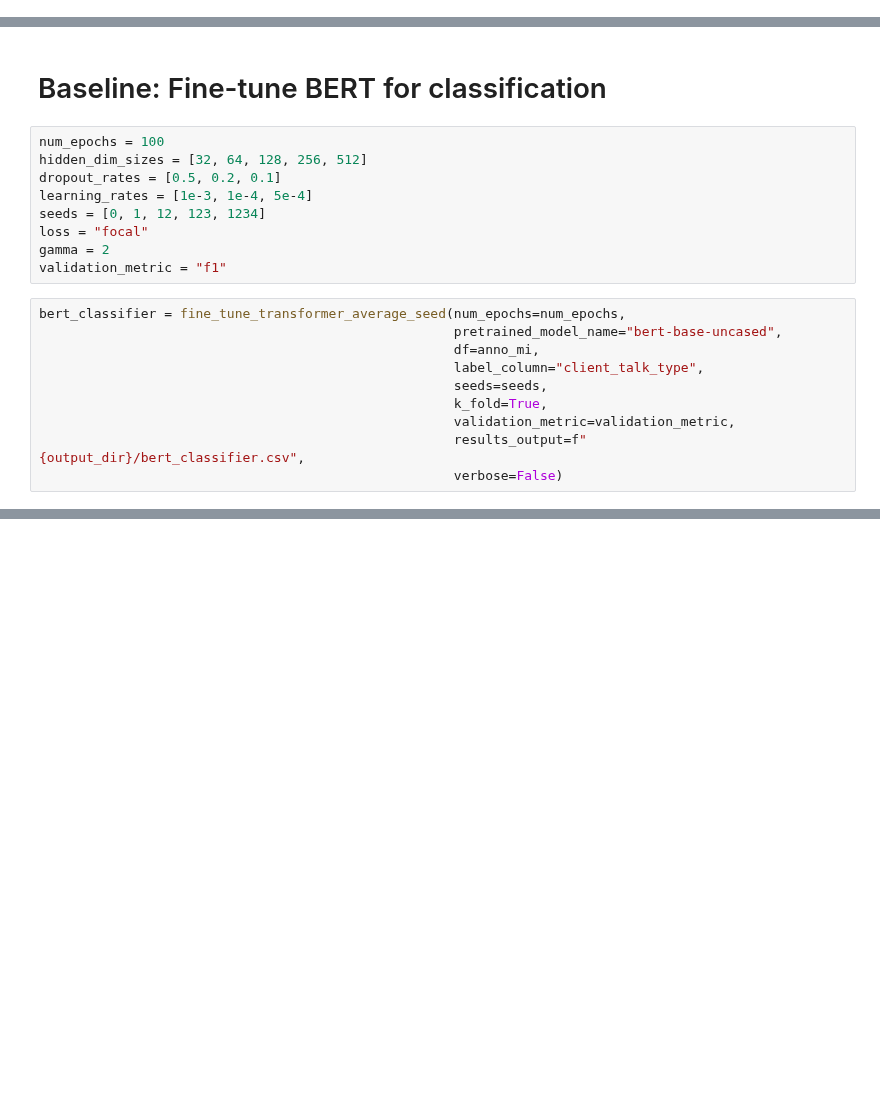
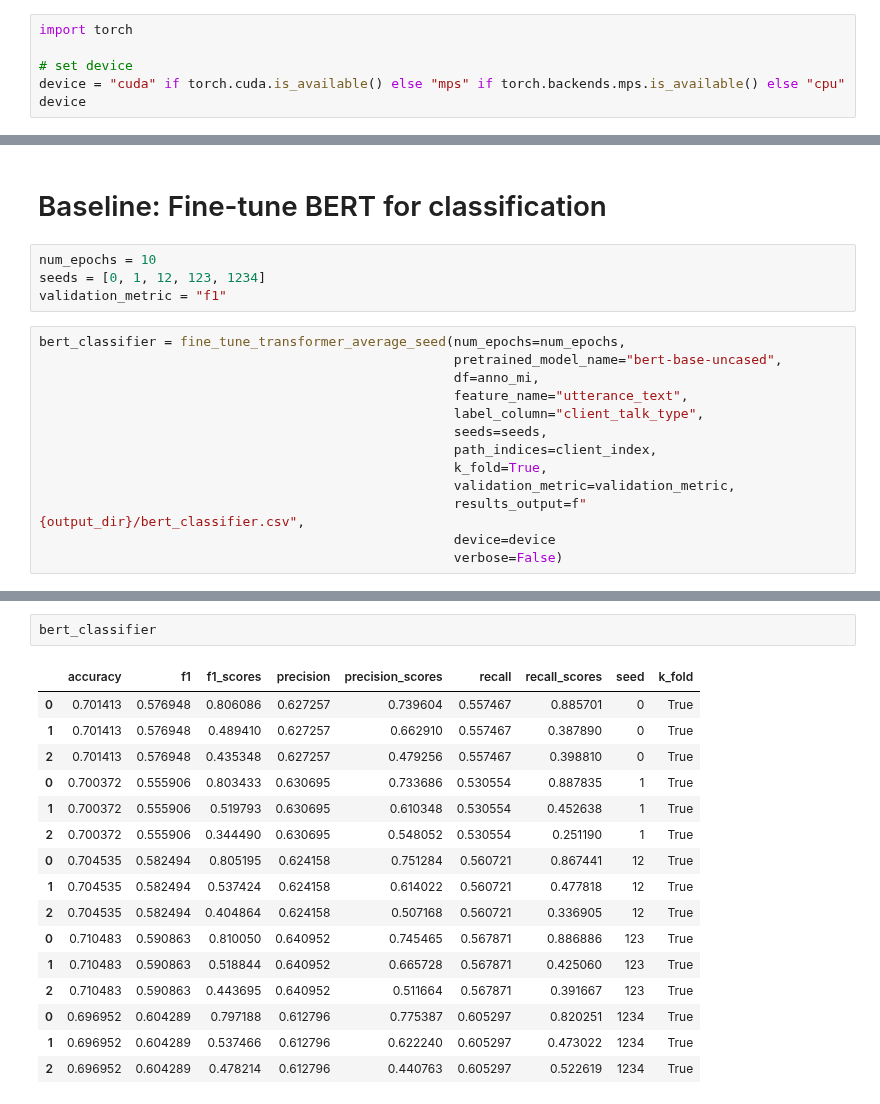
Before and after one commit to ttseriotou/sig-networks, a Jupyter notebook: notebooks/AnnoMI/client_talk_type_prediction/anno_mi-client-baseline-bert.ipynb, the cells around one changed output, grey strips where cells are left out. Saved outputs shown, nothing was run; the diff lists cells and outputs as text; blank space fills up the shorter version.

Commit message:
bert classifier first run

```diff
--- a/notebooks/AnnoMI/client_talk_type_prediction/anno_mi-client-baseline-bert.ipynb
+++ b/notebooks/AnnoMI/client_talk_type_prediction/anno_mi-client-baseline-bert.ipynb
@@ -4,3 +4,9 @@ import pickle
 import os
 
 seed = 2023
+# %%
+import torch
+
+# set device
+device = "cuda" if torch.cuda.is_available() else "mps" if torch.backends.mps.is_available() else "cpu"
+device
@@ -43,21 +48,19 @@ Name: main_therapist_behaviour, dtype: float64
 # %% [markdown]
 # Baseline: Fine-tune BERT for classification
 # %%
-num_epochs = 100
-hidden_dim_sizes = [32, 64, 128, 256, 512]
-dropout_rates = [0.5, 0.2, 0.1]
-learning_rates = [1e-3, 1e-4, 5e-4]
+num_epochs = 10
 seeds = [0, 1, 12, 123, 1234]
-loss = "focal"
-gamma = 2
 validation_metric = "f1"
 # %%
 bert_classifier = fine_tune_transformer_average_seed(num_epochs=num_epochs,
                                                      pretrained_model_name="bert-base-uncased",
                                                      df=anno_mi,
+                                                     feature_name="utterance_text",
                                                      label_column="client_talk_type",
                                                      seeds=seeds,
+                                                     path_indices=client_index,
                                                      k_fold=True,
                                                      validation_metric=validation_metric,
                                                      results_output=f"{output_dir}/bert_classifier.csv",
+                                                     device=device
                                                      verbose=False)
@@ -63,0 +111,19 @@ bert_classifier = fine_tune_transformer_average_seed(num_epochs=num_epochs,
+# %%
+bert_classifier
+# %% [output]
+|  | accuracy | f1 | f1_scores | precision | precision_scores | recall | recall_scores | seed | k_fold |
+| 0 | 0.701413 | 0.576948 | 0.806086 | 0.627257 | 0.739604 | 0.557467 | 0.885701 | 0 | True |
+| 1 | 0.701413 | 0.576948 | 0.489410 | 0.627257 | 0.662910 | 0.557467 | 0.387890 | 0 | True |
+| 2 | 0.701413 | 0.576948 | 0.435348 | 0.627257 | 0.479256 | 0.557467 | 0.398810 | 0 | True |
+| 0 | 0.700372 | 0.555906 | 0.803433 | 0.630695 | 0.733686 | 0.530554 | 0.887835 | 1 | True |
+| 1 | 0.700372 | 0.555906 | 0.519793 | 0.630695 | 0.610348 | 0.530554 | 0.452638 | 1 | True |
+| 2 | 0.700372 | 0.555906 | 0.344490 | 0.630695 | 0.548052 | 0.530554 | 0.251190 | 1 | True |
+| 0 | 0.704535 | 0.582494 | 0.805195 | 0.624158 | 0.751284 | 0.560721 | 0.867441 | 12 | True |
+| 1 | 0.704535 | 0.582494 | 0.537424 | 0.624158 | 0.614022 | 0.560721 | 0.477818 | 12 | True |
+| 2 | 0.704535 | 0.582494 | 0.404864 | 0.624158 | 0.507168 | 0.560721 | 0.336905 | 12 | True |
+| 0 | 0.710483 | 0.590863 | 0.810050 | 0.640952 | 0.745465 | 0.567871 | 0.886886 | 123 | True |
+| 1 | 0.710483 | 0.590863 | 0.518844 | 0.640952 | 0.665728 | 0.567871 | 0.425060 | 123 | True |
+| 2 | 0.710483 | 0.590863 | 0.443695 | 0.640952 | 0.511664 | 0.567871 | 0.391667 | 123 | True |
+| 0 | 0.696952 | 0.604289 | 0.797188 | 0.612796 | 0.775387 | 0.605297 | 0.820251 | 1234 | True |
+| 1 | 0.696952 | 0.604289 | 0.537466 | 0.612796 | 0.622240 | 0.605297 | 0.473022 | 1234 | True |
+| 2 | 0.696952 | 0.604289 | 0.478214 | 0.612796 | 0.440763 | 0.605297 | 0.522619 | 1234 | True |
```
Also changed, not shown: parts of 6 cells of this notebook, 4 other files.
